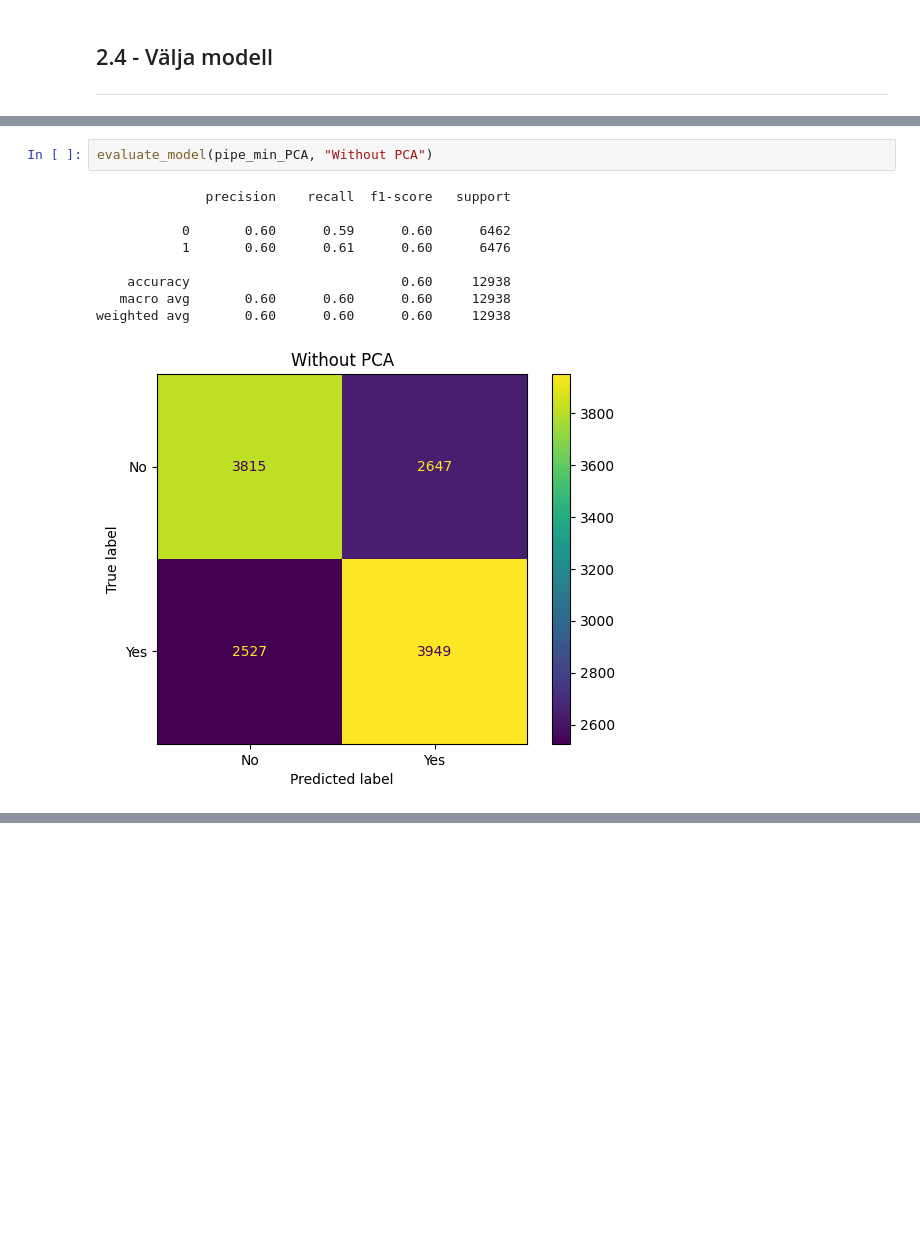
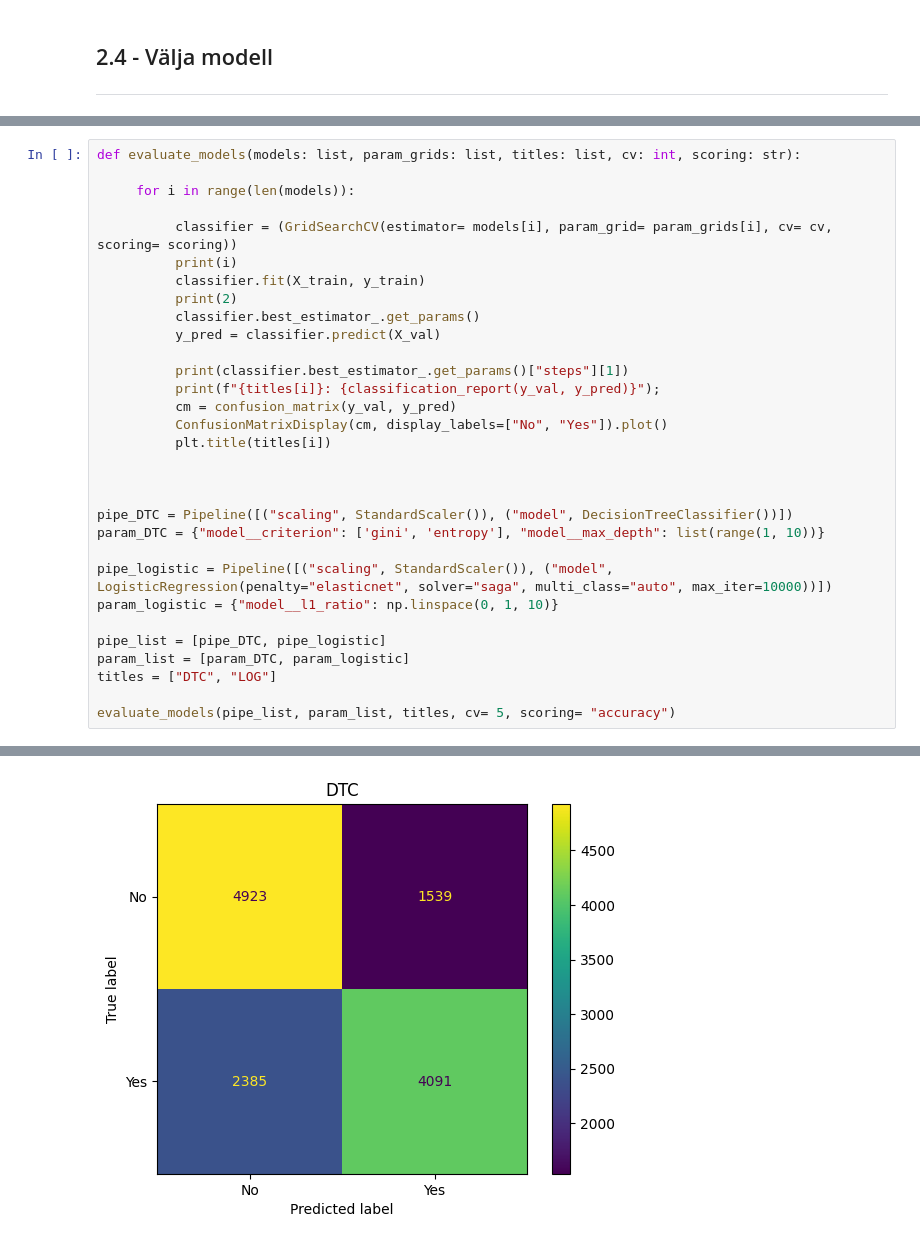
Before and after one commit to Canesp/Machine-learning-Philip-de-Canesie, a Jupyter notebook: Lab/disease_prediction.ipynb, the cells around one changed output, grey strips where cells are left out. Drawn from its saved outputs; the diff is of its cells as text; blank space fills up the shorter version.

```diff
--- a/Lab/disease_prediction.ipynb
+++ b/Lab/disease_prediction.ipynb
@@ -481,12 +453,32 @@ weighted avg       0.60      0.60      0.60     12938
-# %%
-evaluate_model(pipe_min_PCA, "Without PCA")
-# %% [output]
-              precision    recall  f1-score   support
-
-           0       0.60      0.59      0.60      6462
-           1       0.60      0.61      0.60      6476
-
-    accuracy                           0.60     12938
-   macro avg       0.60      0.60      0.60     12938
-weighted avg       0.60      0.60      0.60     12938
-[figure, removed]
+# %%
+def evaluate_models(models: list, param_grids: list, titles: list, cv: int, scoring: str):
+
+     for i in range(len(models)):
+
+          classifier = (GridSearchCV(estimator= models[i], param_grid= param_grids[i], cv= cv, scoring= scoring))
+          print(i)
+          classifier.fit(X_train, y_train)
+          print(2)
+          classifier.best_estimator_.get_params()
+          y_pred = classifier.predict(X_val)
+
+          print(classifier.best_estimator_.get_params()["steps"][1])
+          print(f"{titles[i]}: {classification_report(y_val, y_pred)}");
+          cm = confusion_matrix(y_val, y_pred)
+          ConfusionMatrixDisplay(cm, display_labels=["No", "Yes"]).plot()
+          plt.title(titles[i])
+
+
+
+pipe_DTC = Pipeline([("scaling", StandardScaler()), ("model", DecisionTreeClassifier())])
+param_DTC = {"model__criterion": ['gini', 'entropy'], "model__max_depth": list(range(1, 10))}
+
+pipe_logistic = Pipeline([("scaling", StandardScaler()), ("model", LogisticRegression(penalty="elasticnet", solver="saga", multi_class="auto", max_iter=10000))])
+param_logistic = {"model__l1_ratio": np.linspace(0, 1, 10)}
+
+pipe_list = [pipe_DTC, pipe_logistic]
+param_list = [param_DTC, param_logistic]
+titles = ["DTC", "LOG"]
+
+evaluate_models(pipe_list, param_list, titles, cv= 5, scoring= "accuracy")
+# %% [output]
@@ -492,0 +502 @@ weighted avg       0.60      0.60      0.60     12938
+[figure, added]
```
Also changed, not shown: parts of 4 cells of this notebook.
